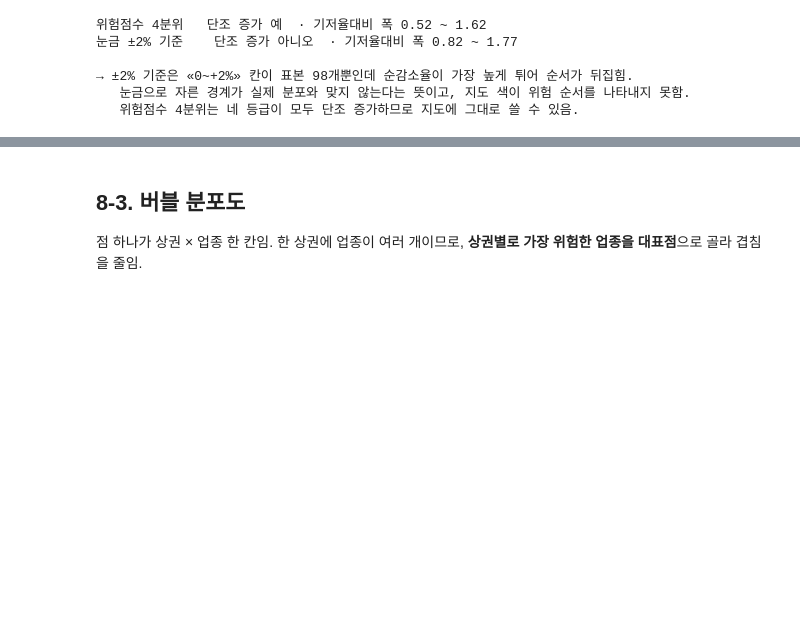
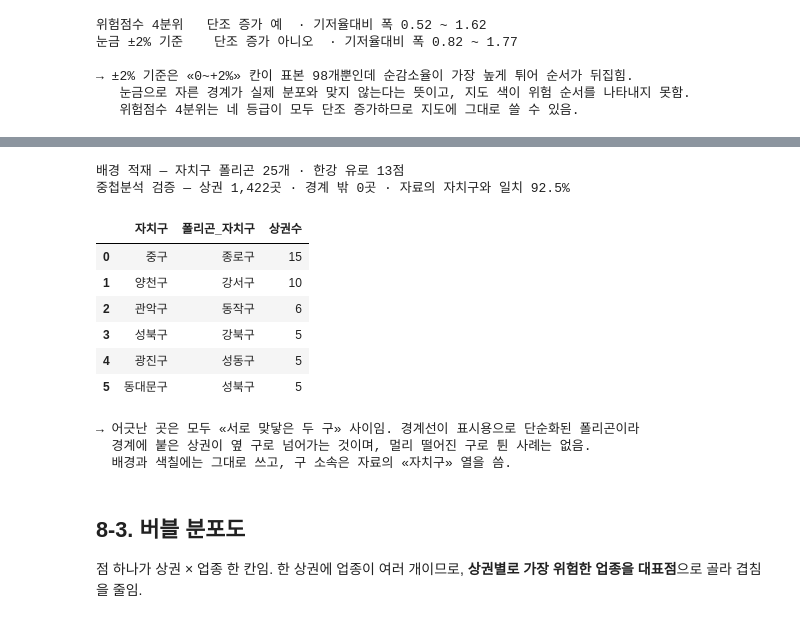
Before and after one commit to d97610-cloud/ai-data-bootcamp, a Jupyter notebook: MLProject/상권_폐업위험_모델링.ipynb, the cells around one changed output, grey strips where cells are left out. Saved outputs shown, nothing was run; the diff lists cells and outputs as text; code cells hidden in the pictures; blank space fills up the shorter version.

```diff
--- a/MLProject/상권_폐업위험_모델링.ipynb
+++ b/MLProject/상권_폐업위험_모델링.ipynb
@@ -1682,3 +1642,77 @@ print("→ 외부 지도 자료 없이 좌표만으로 만든 배경임. 위치
+# %%
+import matplotlib.path as mpath
+import matplotlib.patheffects as pe
+from matplotlib.patches import Polygon as MplPolygon
+
+RAW = Path(os.environ.get(
+    "SANGKWON_RAW",
+    Path.home() / "OneDrive" / "바탕 화면" / "AI 데이터 인텔리전스" / "종합 과제" / "데이터"))
+GEO = RAW / "서울시 행정경계(자치구-한강).geojson"
+
+_fc = json.loads(GEO.read_text(encoding="utf-8"))
+GU_POLY = {f["properties"]["자치구"]: np.array(f["geometry"]["coordinates"][0])
+           for f in _fc["features"] if f["properties"]["구분"] == "자치구"}
+GU_PATH = {g_: mpath.Path(P) for g_, P in GU_POLY.items()}
+HANGANG = np.array(next(f["geometry"]["coordinates"] for f in _fc["features"]
+                        if f["properties"]["구분"] == "하천"))
+GU_CENTER = {g_: P[:-1].mean(axis=0) for g_, P in GU_POLY.items()}
+
+ASPECT = 1 / np.cos(np.radians(37.55))      # 위도 37.55°에서 경도 1°와 위도 1°의 길이비
+
+def seoul_base(a_, labels=True, fill="#f2f4f7", edge="#c3c9d2", river=True):
+    """서울 배경 — 자치구 경계 폴리곤 + 한강"""
+    for g_, P in GU_POLY.items():
+        a_.add_patch(MplPolygon(P, closed=True, fc=fill, ec=edge, lw=.9, zorder=0))
+        if labels:
+            a_.text(*GU_CENTER[g_], g_, fontsize=7.5, color="#8a919b",
+                    ha="center", va="center", zorder=2, alpha=.9)
+    if river:
+        a_.plot(HANGANG[:, 0], HANGANG[:, 1], c="#a8c8e8", lw=4,
+                solid_capstyle="round", zorder=1)
+    a_.set_xlim(*SEOUL_BBOX["lon"]); a_.set_ylim(*SEOUL_BBOX["lat"])
+    a_.set_aspect(ASPECT)
+    a_.set_xlabel("경도"); a_.set_ylabel("위도")
+    for sp in a_.spines.values(): sp.set_color("#cfd6dd")
+
+print(f"배경 적재 — 자치구 폴리곤 {len(GU_POLY)}개 · 한강 유로 {len(HANGANG)}점")
+
+# 중첩분석(point-in-polygon) — 상권 좌표를 폴리곤에 넣어 자치구를 판정하고 자료와 대조함
+base_pts = d.drop_duplicates("상권_코드")[["상권_코드", "자치구", "엑스좌표_값", "와이좌표_값"]].copy()
+_lon, _lat = TF.transform(base_pts["엑스좌표_값"].values, base_pts["와이좌표_값"].values)
+base_pts["경도"], base_pts["위도"] = _lon, _lat
+base_pts = base_pts[base_pts["경도"].between(*SEOUL_BBOX["lon"]) &
+                    base_pts["위도"].between(*SEOUL_BBOX["lat"])]
+
+_xy = base_pts[["경도", "위도"]].values
+_hit = np.full(len(base_pts), None, dtype=object)
+for g_, pth in GU_PATH.items():
+    _hit[pth.contains_points(_xy)] = g_
+base_pts["폴리곤_자치구"] = _hit
+
+_out = int(pd.isna(base_pts["폴리곤_자치구"]).sum())
+_same = (base_pts["폴리곤_자치구"] == base_pts["자치구"]).mean()
+print(f"중첩분석 검증 — 상권 {len(base_pts):,}곳 · 경계 밖 {_out}곳 · 자료의 자치구와 일치 {_same:.1%}")
+
+_mis = base_pts[base_pts["폴리곤_자치구"].notna() &
+                (base_pts["폴리곤_자치구"] != base_pts["자치구"])]
+display(_mis.groupby(["자치구", "폴리곤_자치구"], observed=True).size()
+        .sort_values(ascending=False).head(6).rename("상권수").reset_index())
+print("→ 어긋난 곳은 모두 «서로 맞닿은 두 구» 사이임. 경계선이 표시용으로 단순화된 폴리곤이라")
+print("  경계에 붙은 상권이 옆 구로 넘어가는 것이며, 멀리 떨어진 구로 튄 사례는 없음.")
+print("  배경과 색칠에는 그대로 쓰고, 구 소속은 자료의 «자치구» 열을 씀.")
+# %% [output]
+배경 적재 — 자치구 폴리곤 25개 · 한강 유로 13점
+중첩분석 검증 — 상권 1,422곳 · 경계 밖 0곳 · 자료의 자치구와 일치 92.5%
+|  | 자치구 | 폴리곤_자치구 | 상권수 |
+| 0 | 중구 | 종로구 | 15 |
+| 1 | 양천구 | 강서구 | 10 |
+| 2 | 관악구 | 동작구 | 6 |
+| 3 | 성북구 | 강북구 | 5 |
+| 4 | 광진구 | 성동구 | 5 |
+| 5 | 동대문구 | 성북구 | 5 |
+→ 어긋난 곳은 모두 «서로 맞닿은 두 구» 사이임. 경계선이 표시용으로 단순화된 폴리곤이라
+  경계에 붙은 상권이 옆 구로 넘어가는 것이며, 멀리 떨어진 구로 튄 사례는 없음.
+  배경과 색칠에는 그대로 쓰고, 구 소속은 자료의 «자치구» 열을 씀.
 # %% [markdown]
 ## 8-3. 버블 분포도
 
```
Also changed, not shown: parts of 14 cells of this notebook.
